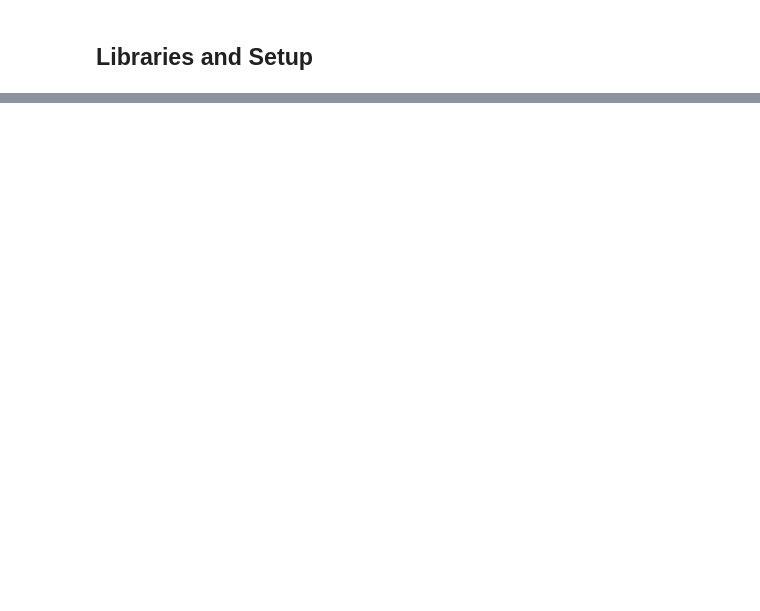
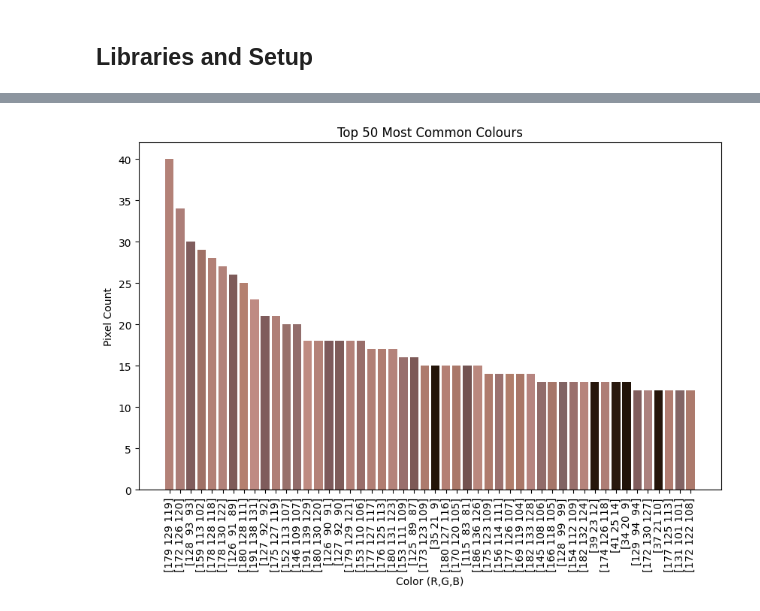
Before and after one commit to JosephRuff/60-30-10-Rule, a Jupyter notebook: 60-30-10.ipynb, the cells around one changed output, grey strips where cells are left out. Drawn from its saved outputs; the diff is of its cells as text; code cells hidden in the pictures; blank space fills up the shorter version.

```diff
--- a/60-30-10.ipynb
+++ b/60-30-10.ipynb
@@ -72,0 +73,31 @@ def get_dataset_title_lookup(dataset_keys):
+# %%
+arr = np.array(img)
+# %%
+pixels = arr.reshape(-1,3)
+# %%
+values, counts = np.unique(pixels, axis=0, return_counts=True)
+
+colour_count = 50
+
+# Sort values by counts
+idx = np.argsort(counts)[::-1]
+values = values[idx]
+counts = counts[idx]
+
+# Select top colour_count colors
+values = values[:colour_count]
+counts = counts[:colour_count]
+
+# Set labels
+labels = [f"{np.uint8(colour)}" for colour in values]
+
+# Build plot
+plt.figure(figsize=(10, 6))
+plt.bar(labels, counts, color=values/255)
+plt.xticks(rotation=90)
+plt.xlabel("Color (R,G,B)")
+plt.ylabel("Pixel Count")
+plt.title(f"Top {colour_count} Most Common Colours")
+plt.show()
+# %% [output]
+[figure, added]
```
Also changed, not shown: parts of 29 cells of this notebook.
